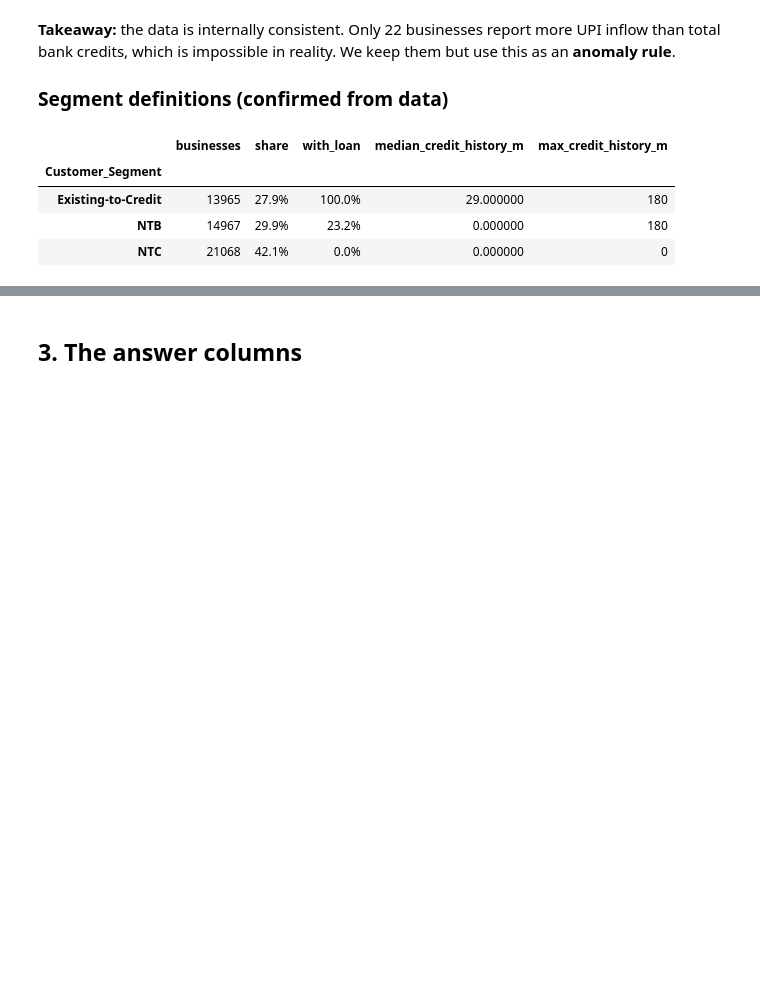
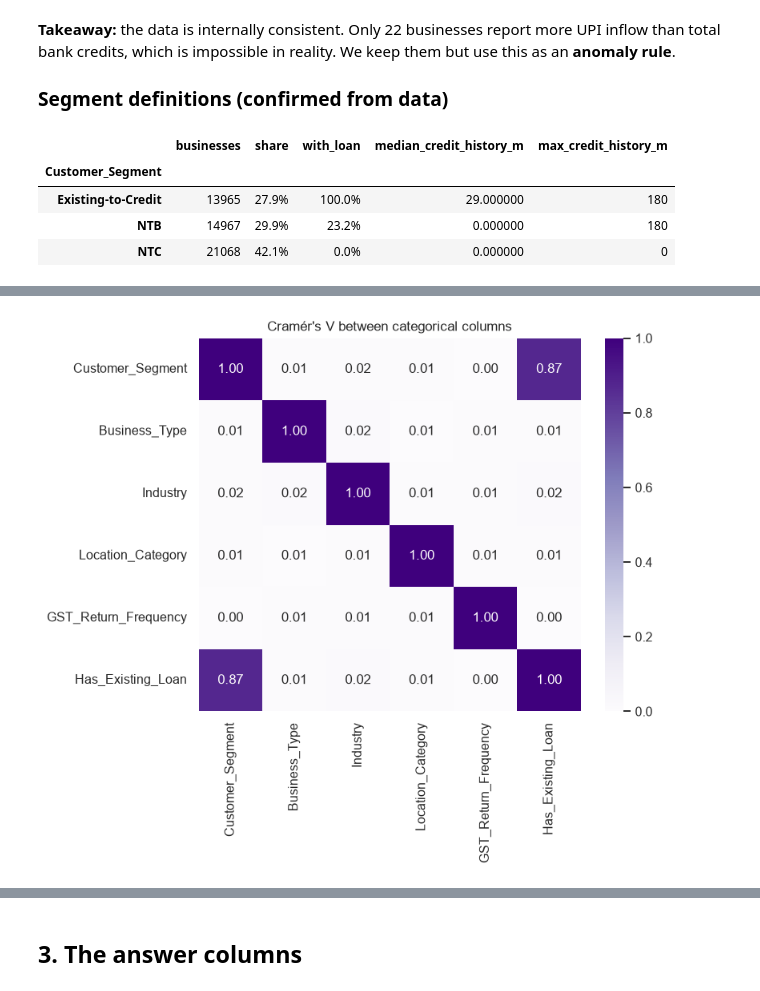
Before and after one commit to deepesh463/msme-health-card, a Jupyter notebook: notebooks/01_eda.ipynb, the cells around one changed output, grey strips where cells are left out. Saved outputs shown, nothing was run; the diff lists cells and outputs as text; code cells hidden in the pictures; blank space fills up the shorter version.

```diff
--- a/notebooks/01_eda.ipynb
+++ b/notebooks/01_eda.ipynb
@@ -143,0 +333,15 @@ seg.style.format({"share": "{:.1%}", "with_loan": "{:.1%}"})
+# %%
+from scipy.stats import chi2_contingency
+
+def cramers_v(a, b):
+    t = pd.crosstab(a, b)
+    chi2 = chi2_contingency(t, correction=False)[0]
+    return np.sqrt(chi2 / (t.values.sum() * (min(t.shape) - 1)))
+
+cv = pd.DataFrame([[cramers_v(df[a], df[b]) for b in CATEGORICAL] for a in CATEGORICAL], index=CATEGORICAL, columns=CATEGORICAL)
+plt.figure(figsize=(7, 5.5))
+sns.heatmap(cv, annot=True, fmt=".2f", cmap="Purples", vmin=0, vmax=1)
+plt.title("Cramér's V between categorical columns")
+plt.show()
+# %% [output]
+[figure, added]
```
Also changed, not shown: parts of 18 cells of this notebook, 3 other files.
